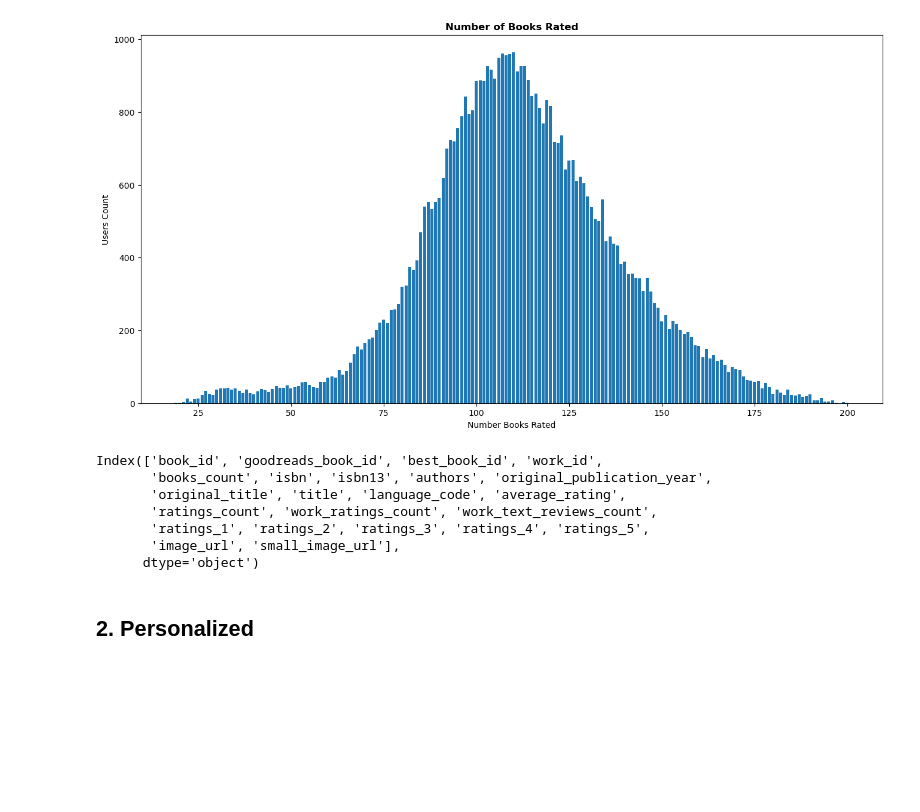
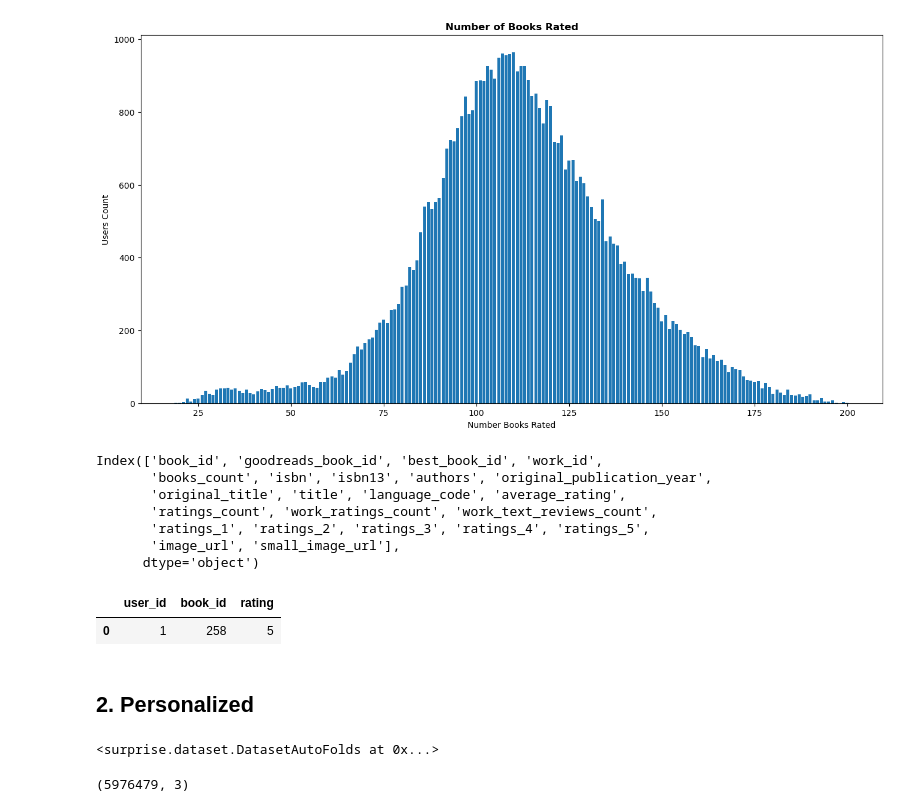
Before and after one commit to danannisar/goodbooks-recsys, a Jupyter notebook: eda-goodbooks.ipynb, the cells around one changed output. Drawn from its saved outputs; the diff is of its cells as text; code cells hidden in the pictures; blank space fills up the shorter version.

```diff
--- a/eda-goodbooks.ipynb
+++ b/eda-goodbooks.ipynb
@@ -73,5 +73,12 @@ Index(['book_id', 'goodreads_book_id', 'best_book_id', 'work_id',
        'ratings_1', 'ratings_2', 'ratings_3', 'ratings_4', 'ratings_5',
        'image_url', 'small_image_url'],
       dtype='object')
+# %%
+books.drop_duplicates(inplace = True)
+ratings.drop_duplicates(inplace = True)
+ratings.head(1)
+# %% [output]
+|  | user_id | book_id | rating |
+| 0 | 1 | 258 | 5 |
 # %% [markdown]
 ## 2. Personalized
@@ -77,0 +87,16 @@ Index(['book_id', 'goodreads_book_id', 'best_book_id', 'work_id',
+# %%
+# create utility data
+# Initiate rating scale
+reader = Reader(rating_scale = (1, 5))
+# Data Preparation
+utility_data = Dataset.load_from_df(
+                    df = ratings[['user_id', 'book_id', 'rating']].copy(),
+                    reader = reader
+                )
+utility_data
+# %% [output]
+<surprise.dataset.DatasetAutoFolds at 0x...>
+# %%
+utility_data.df.shape
+# %% [output]
+(5976479, 3)
```
Also changed, not shown: parts of 13 cells of this notebook.
